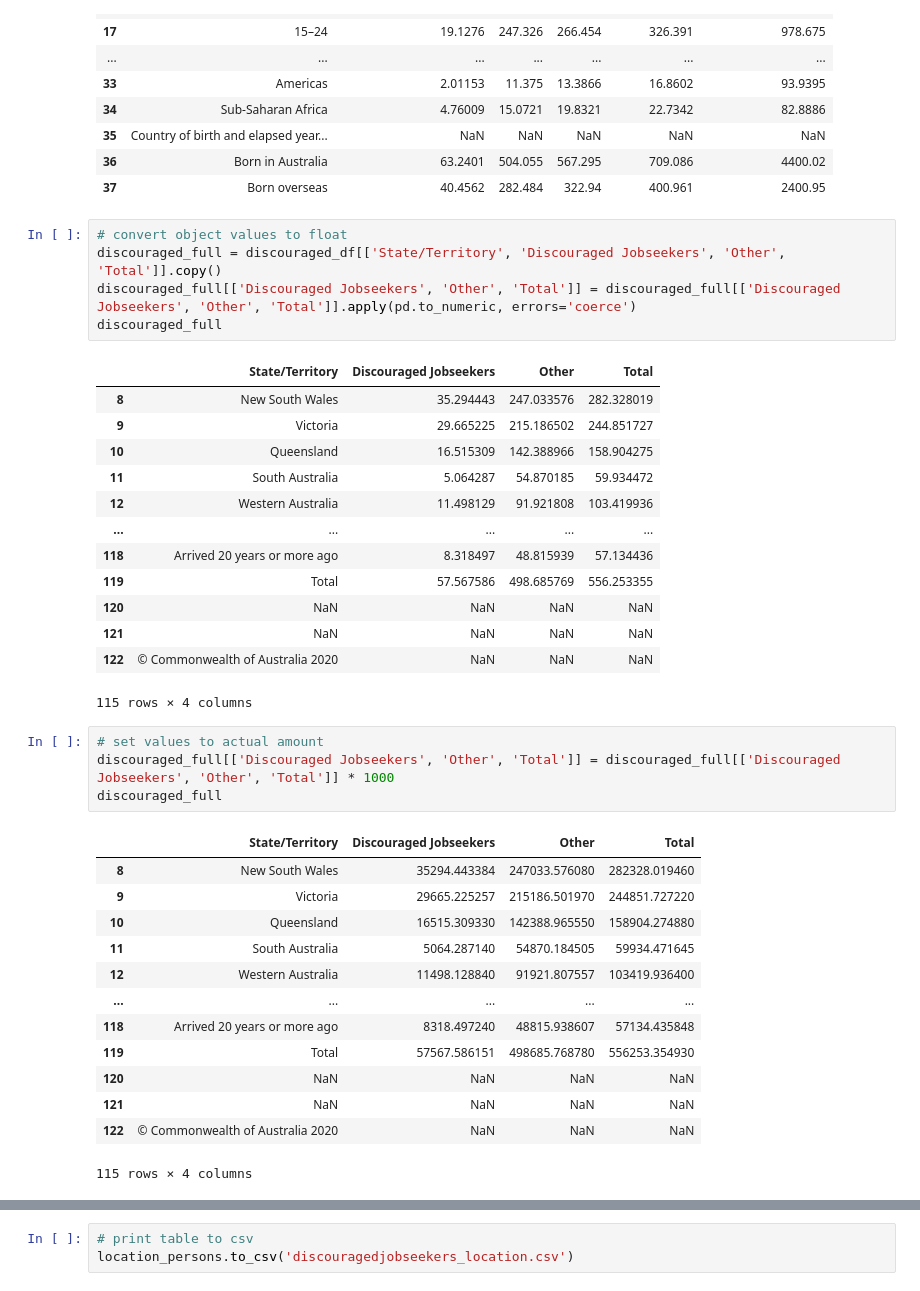
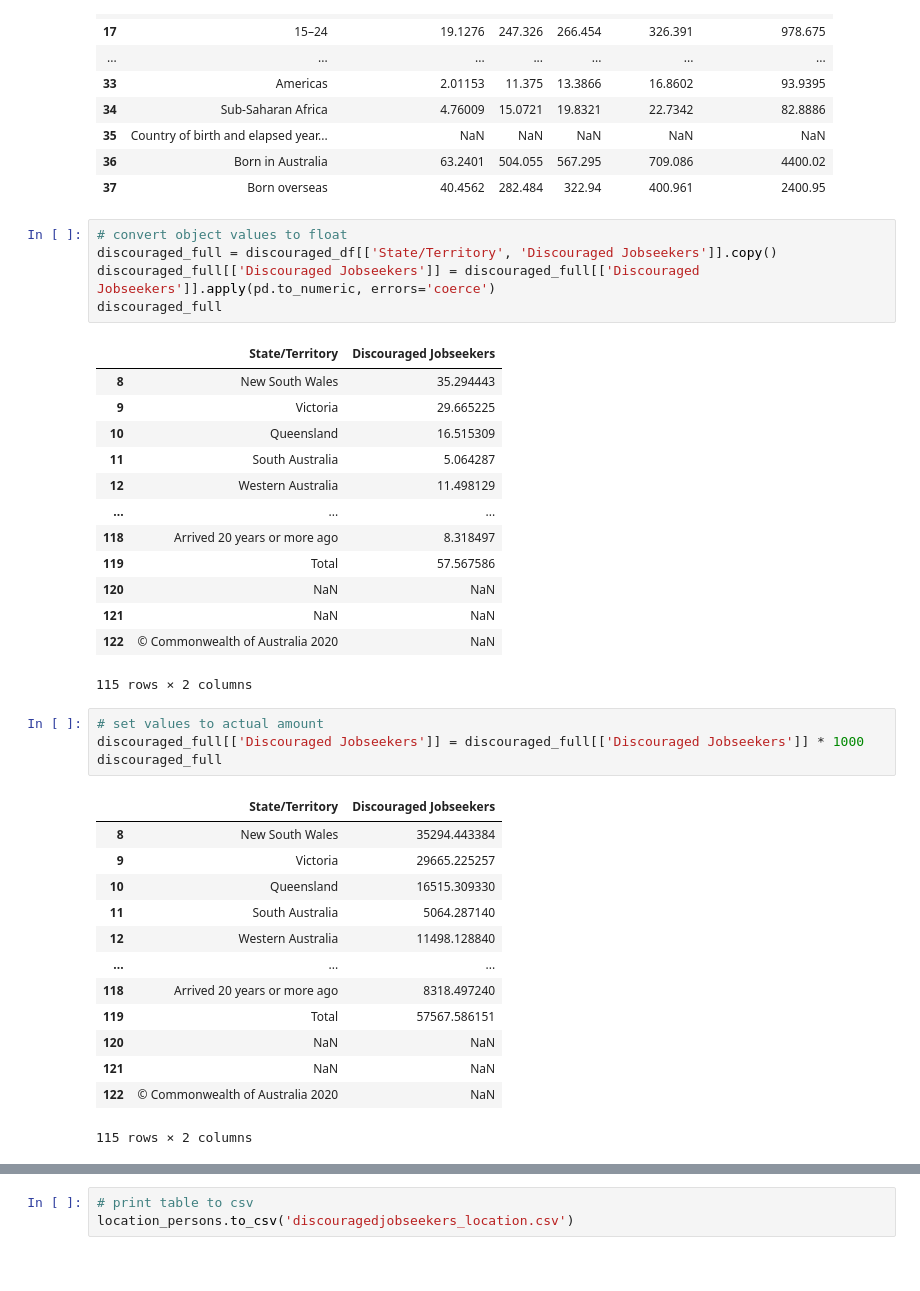
Before and after one commit to dianeyaneza/UWA-Data-Project-2-ETL-SkillsBridge, a Jupyter notebook: Cleanup - Characteristics of Discouraged Jobseekers.ipynb, the cells around one changed output, grey strips where cells are left out. Cells and saved outputs as stored; diff of their text form.

```diff
--- a/Cleanup - Characteristics of Discouraged Jobseekers.ipynb
+++ b/Cleanup - Characteristics of Discouraged Jobseekers.ipynb
@@ -67,41 +67,41 @@ discouraged_df.head(30)
 | 37 | Born overseas | 40.4562 | 282.484 | 322.94 | 400.961 | 2400.95 |
 # %%
 # convert object values to float
-discouraged_full = discouraged_df[['State/Territory', 'Discouraged Jobseekers', 'Other', 'Total']].copy()
-discouraged_full[['Discouraged Jobseekers', 'Other', 'Total']] = discouraged_full[['Discouraged Jobseekers', 'Other', 'Total']].apply(pd.to_numeric, errors='coerce')
+discouraged_full = discouraged_df[['State/Territory', 'Discouraged Jobseekers']].copy()
+discouraged_full[['Discouraged Jobseekers']] = discouraged_full[['Discouraged Jobseekers']].apply(pd.to_numeric, errors='coerce')
 discouraged_full
 # %% [output]
-|  | State/Territory | Discouraged Jobseekers | Other | Total |
-| 8 | New South Wales | 35.294443 | 247.033576 | 282.328019 |
-| 9 | Victoria | 29.665225 | 215.186502 | 244.851727 |
-| 10 | Queensland | 16.515309 | 142.388966 | 158.904275 |
-| 11 | South Australia | 5.064287 | 54.870185 | 59.934472 |
-| 12 | Western Australia | 11.498129 | 91.921808 | 103.419936 |
-| ... | ... | ... | ... | ... |
-| 118 | Arrived 20 years or more ago | 8.318497 | 48.815939 | 57.134436 |
-| 119 | Total | 57.567586 | 498.685769 | 556.253355 |
-| 120 | NaN | NaN | NaN | NaN |
-| 121 | NaN | NaN | NaN | NaN |
-| 122 | © Commonwealth of Australia 2020 | NaN | NaN | NaN |
+|  | State/Territory | Discouraged Jobseekers |
+| 8 | New South Wales | 35.294443 |
+| 9 | Victoria | 29.665225 |
+| 10 | Queensland | 16.515309 |
+| 11 | South Australia | 5.064287 |
+| 12 | Western Australia | 11.498129 |
+| ... | ... | ... |
+| 118 | Arrived 20 years or more ago | 8.318497 |
+| 119 | Total | 57.567586 |
+| 120 | NaN | NaN |
+| 121 | NaN | NaN |
+| 122 | © Commonwealth of Australia 2020 | NaN |
-115 rows × 4 columns
+115 rows × 2 columns
 # %%
 # set values to actual amount
-discouraged_full[['Discouraged Jobseekers', 'Other', 'Total']] = discouraged_full[['Discouraged Jobseekers', 'Other', 'Total']] * 1000
+discouraged_full[['Discouraged Jobseekers']] = discouraged_full[['Discouraged Jobseekers']] * 1000
 discouraged_full
 # %% [output]
-|  | State/Territory | Discouraged Jobseekers | Other | Total |
-| 8 | New South Wales | 35294.443384 | 247033.576080 | 282328.019460 |
-| 9 | Victoria | 29665.225257 | 215186.501970 | 244851.727220 |
-| 10 | Queensland | 16515.309330 | 142388.965550 | 158904.274880 |
-| 11 | South Australia | 5064.287140 | 54870.184505 | 59934.471645 |
-| 12 | Western Australia | 11498.128840 | 91921.807557 | 103419.936400 |
-| ... | ... | ... | ... | ... |
-| 118 | Arrived 20 years or more ago | 8318.497240 | 48815.938607 | 57134.435848 |
-| 119 | Total | 57567.586151 | 498685.768780 | 556253.354930 |
-| 120 | NaN | NaN | NaN | NaN |
-| 121 | NaN | NaN | NaN | NaN |
-| 122 | © Commonwealth of Australia 2020 | NaN | NaN | NaN |
+|  | State/Territory | Discouraged Jobseekers |
+| 8 | New South Wales | 35294.443384 |
+| 9 | Victoria | 29665.225257 |
+| 10 | Queensland | 16515.309330 |
+| 11 | South Australia | 5064.287140 |
+| 12 | Western Australia | 11498.128840 |
+| ... | ... | ... |
+| 118 | Arrived 20 years or more ago | 8318.497240 |
+| 119 | Total | 57567.586151 |
+| 120 | NaN | NaN |
+| 121 | NaN | NaN |
+| 122 | © Commonwealth of Australia 2020 | NaN |
-115 rows × 4 columns
+115 rows × 2 columns
 # %%
 # check data types
 discouraged_full.info()
```
Also changed, not shown: parts of 8 cells of this notebook, 7 other files.
